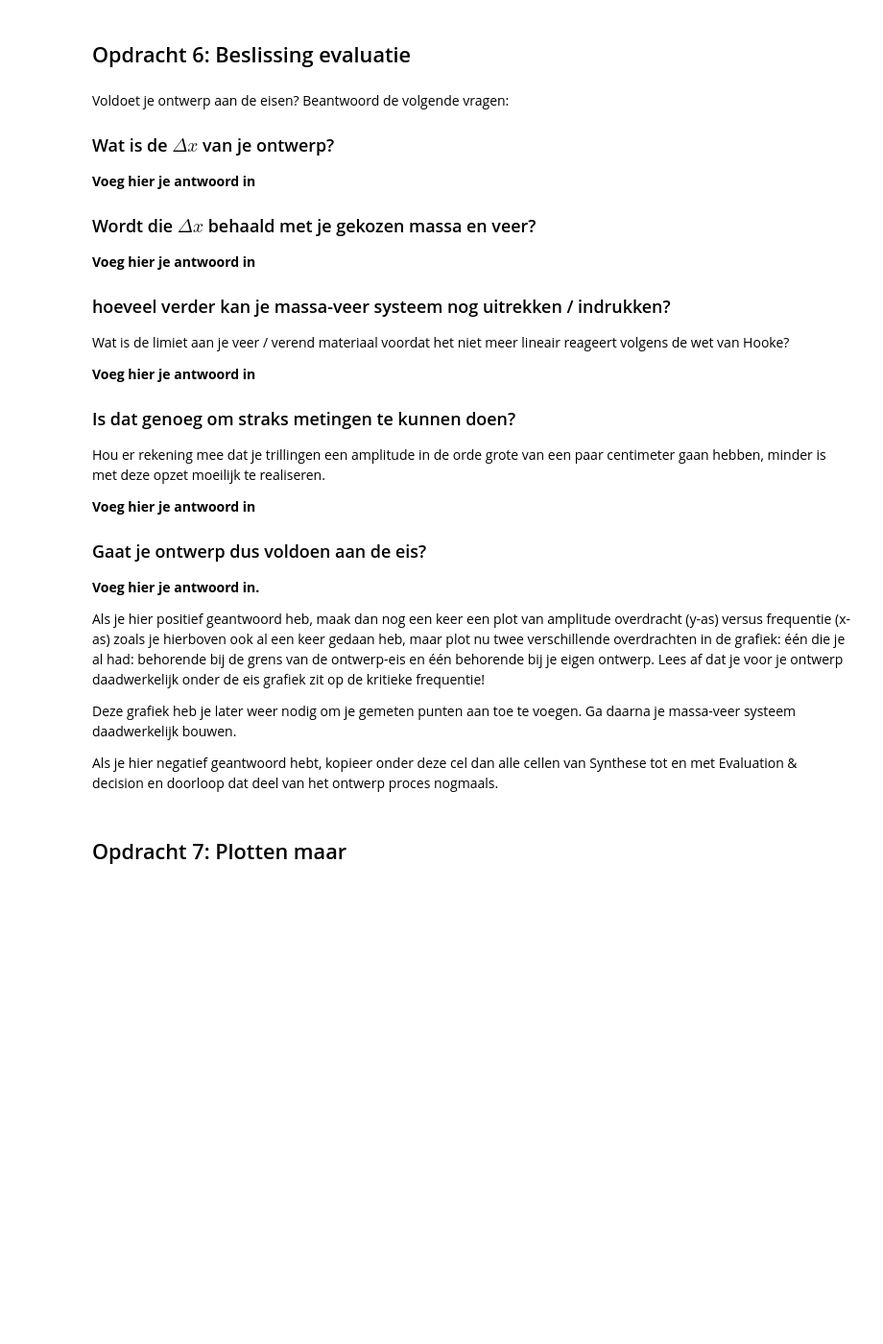
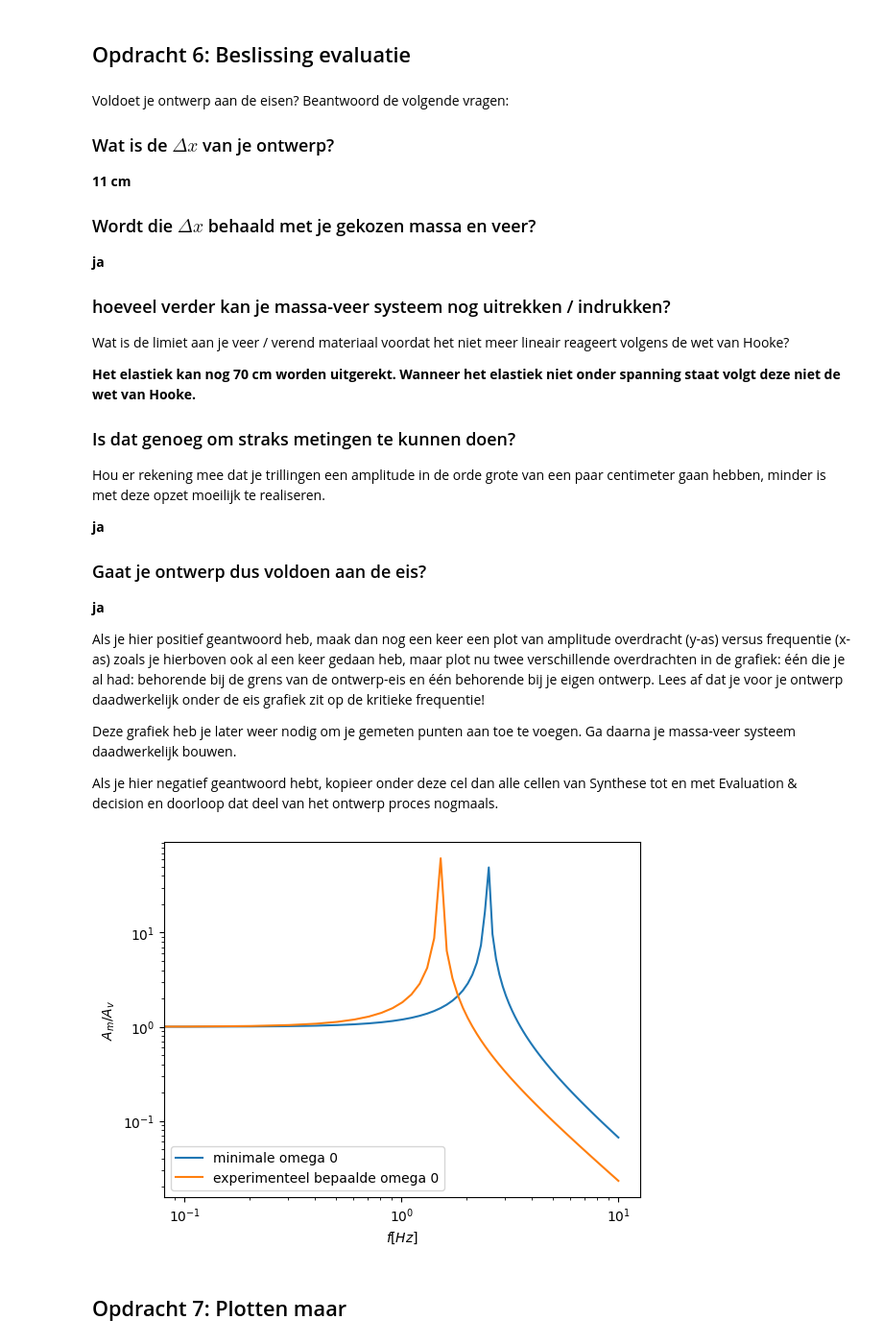
Before and after one commit to HugoRuttenTU/opdrachten-DEF-D, a Jupyter notebook: FysiekeOntwerpopdrachten/5MaakEenOpstellingTrillingsvrij/Ontwerpopdracht5MaakEenOpstellingTrillingsvrijInvulTemplate.ipynb, the cells around one changed output. Shown at 96% size. Cells and saved outputs as stored; diff of their text form; code cells hidden in the pictures; blank space fills up the shorter version.

```diff
--- a/FysiekeOntwerpopdrachten/5MaakEenOpstellingTrillingsvrij/Ontwerpopdracht5MaakEenOpstellingTrillingsvrijInvulTemplate.ipynb
+++ b/FysiekeOntwerpopdrachten/5MaakEenOpstellingTrillingsvrij/Ontwerpopdracht5MaakEenOpstellingTrillingsvrijInvulTemplate.ipynb
@@ -120,25 +120,25 @@ Voldoet je ontwerp aan de eisen? Beantwoord de volgende vragen:
 
 ### Wat is de $\Delta x$ van je ontwerp?
 
-**Voeg hier je antwoord in**
+**11 cm**
 
 ### Wordt die $\Delta x$ behaald met je gekozen massa en veer?
 
-**Voeg hier je antwoord in**
+**ja**
 
 ### hoeveel verder kan je massa-veer systeem nog uitrekken / indrukken?
 Wat is de limiet aan je veer / verend materiaal voordat het niet meer lineair reageert volgens de wet van Hooke?
 
-**Voeg hier je antwoord in**
+**Het elastiek kan nog 70 cm worden uitgerekt. Wanneer het elastiek niet onder spanning staat volgt deze niet de wet van Hooke.**
 
 ### Is dat genoeg om straks metingen te kunnen doen?
 Hou er rekening mee dat je trillingen een amplitude in de orde grote van een paar centimeter gaan hebben, minder is met deze opzet moeilijk te realiseren.
 
-**Voeg hier je antwoord in**
+**ja**
 
 ### Gaat je ontwerp dus voldoen aan de eis?
 
-**Voeg hier je antwoord in.**
+**ja**
 
 Als je hier positief geantwoord heb, maak dan nog een keer een plot van amplitude overdracht (y-as) versus frequentie (x-as) zoals je hierboven ook al een keer gedaan heb, maar plot nu twee verschillende overdrachten in de grafiek: één die je al had: behorende bij de grens van de ontwerp-eis en één behorende bij je eigen ontwerp. Lees af dat je voor je ontwerp daadwerkelijk onder de eis grafiek zit op de kritieke frequentie!
 
@@ -147,6 +147,21 @@ Deze grafiek heb je later weer nodig om je gemeten punten aan toe te voegen. Ga
 Als je hier negatief geantwoord hebt, kopieer onder deze cel dan alle cellen van Synthese tot en met Evaluation & decision en doorloop dat deel van het ontwerp proces nogmaals.
 # %%
 # Voeg hier je plot in.
+
+def formule(f, omega_0):
+    return np.abs(1 / (1-((2*np.pi * f)**2)/(omega_0 **2)))
+omega_02 = np.sqrt(9.81/0.11)
+omega_01 = np.sqrt(((10*np.pi)**2)/4)
+
+f_rand = np.linspace(0, 10, 100)
+plt.loglog(f_rand, formule(f_rand, omega_01),label='minimale omega 0')
+plt.loglog(f_rand, formule(f_rand, omega_02),label='experimenteel bepaalde omega 0')
+plt.legend()
+plt.ylabel('$A_m / A_v$')
+plt.xlabel("$f [Hz]$")
+plt.show()
+# %% [output]
+[figure, added]
 # %% [markdown]
 ## Opdracht 7: Plotten maar
 # %%
```
Also changed, not shown: parts of 2 cells of this notebook, 1 other file.
